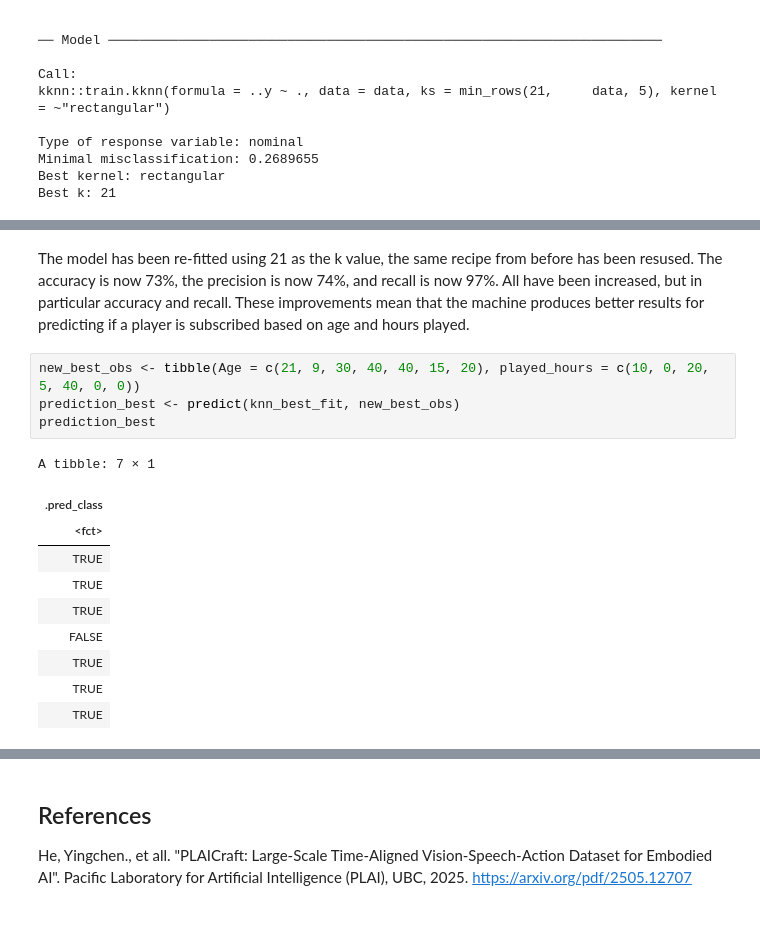
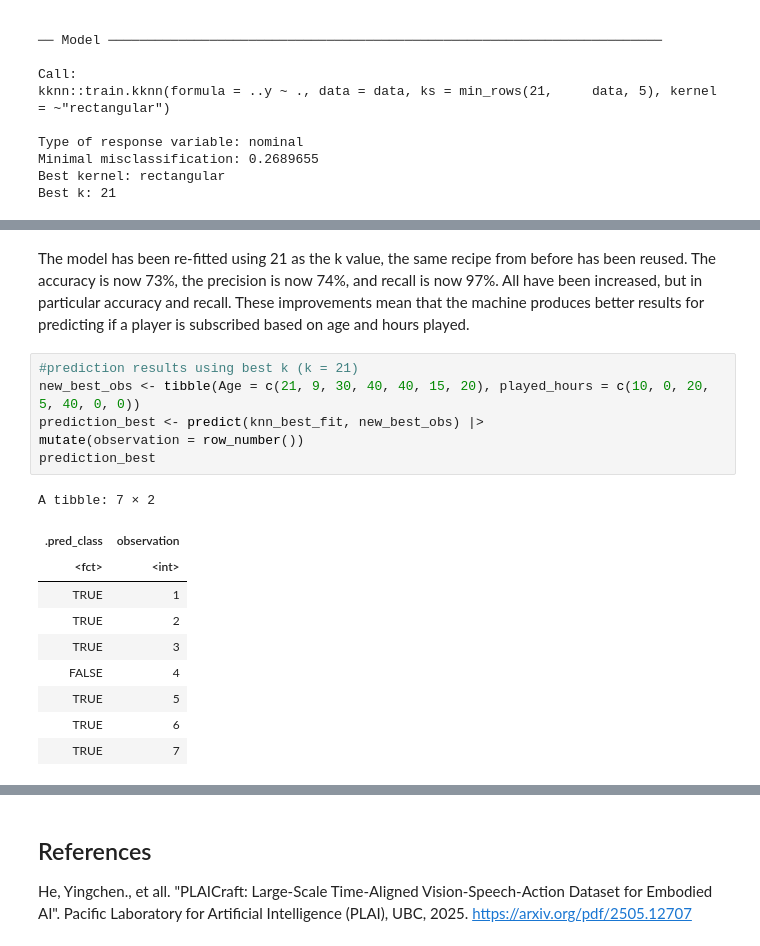
Before and after one commit to annhuynhh/dsci_group_final_project, a Jupyter notebook: dsci_final_project.ipynb, the cells around one changed output, grey strips where cells are left out. Saved outputs shown, nothing was run; the diff lists cells and outputs as text.

```diff
--- a/dsci_final_project.ipynb
+++ b/dsci_final_project.ipynb
@@ -355,21 +368,23 @@ A tibble: 1 × 3
 | <chr> | <chr> | <dbl> |
 | recall | binary | 0.9722222 |
 # %% [markdown]
-The model has been re-fitted using 21 as the k value, the same recipe from before has been resused. The accuracy is now 73%, the precision is now 74%, and recall is now 97%. All have been increased, but in particular accuracy and recall. These improvements mean that the machine produces better results for predicting if a player is subscribed based on age and hours played.
+The model has been re-fitted using 21 as the k value, the same recipe from before has been reused. The accuracy is now 73%, the precision is now 74%, and recall is now 97%. All have been increased, but in particular accuracy and recall. These improvements mean that the machine produces better results for predicting if a player is subscribed based on age and hours played.
 # %%
+#prediction results using best k (k = 21)
 new_best_obs <- tibble(Age = c(21, 9, 30, 40, 40, 15, 20), played_hours = c(10, 0, 20, 5, 40, 0, 0))
-prediction_best <- predict(knn_best_fit, new_best_obs)
+prediction_best <- predict(knn_best_fit, new_best_obs) |>
+mutate(observation = row_number())
 prediction_best
 # %% [output]
-A tibble: 7 × 1
+A tibble: 7 × 2
-| .pred_class |
-| <fct> |
-| TRUE |
-| TRUE |
-| TRUE |
-| FALSE |
-| TRUE |
-| TRUE |
-| TRUE |
+| .pred_class | observation |
+| <fct> | <int> |
+| TRUE | 1 |
+| TRUE | 2 |
+| TRUE | 3 |
+| FALSE | 4 |
+| TRUE | 5 |
+| TRUE | 6 |
+| TRUE | 7 |
 # %% [markdown]
 ## Discussion
```
Also changed, not shown: parts of 15 cells of this notebook.
